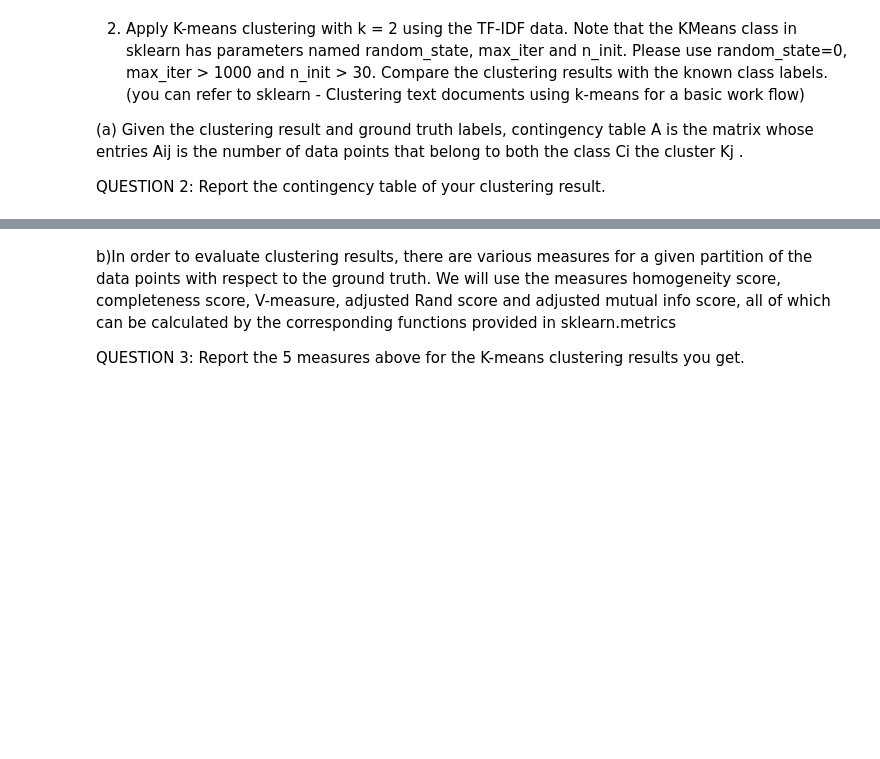
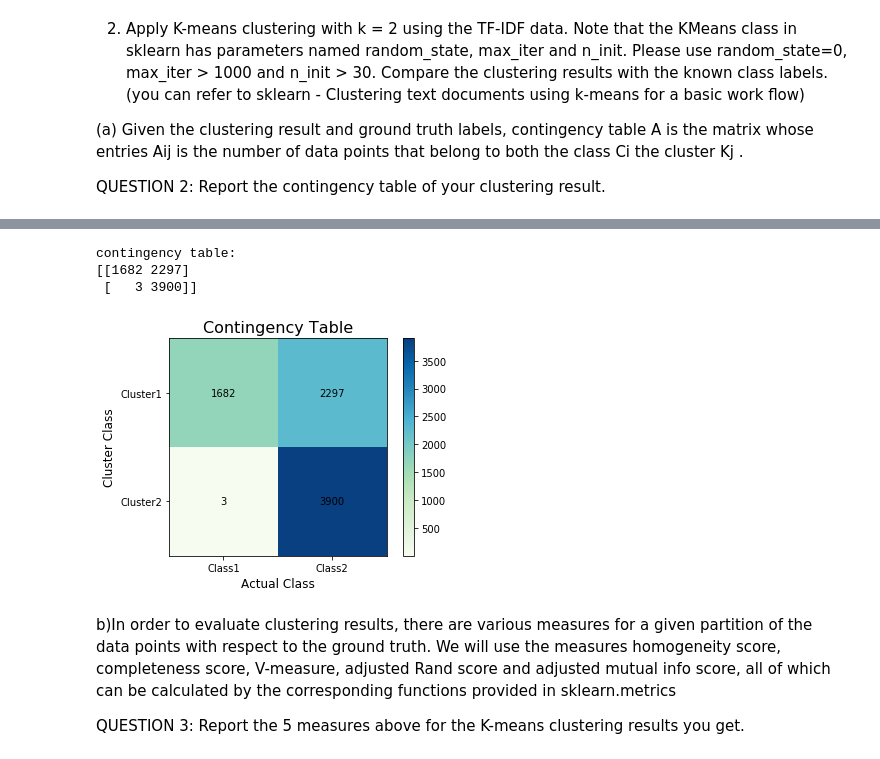
Before and after one commit to kehkashan22/ee219-project2, a Jupyter notebook: Project 2 (kehkashan).ipynb, the cells around one changed output, grey strips where cells are left out. Drawn from its saved outputs; the diff is of its cells as text; code cells hidden in the pictures; blank space fills up the shorter version.

```diff
--- a/Project 2 (kehkashan).ipynb
+++ b/Project 2 (kehkashan).ipynb
@@ -50,7 +49,7 @@ print(X.shape)
 QUESTION 2: Report the contingency table of your clustering result.
 # %%
 import matplotlib.pyplot as plt
-def plot_contingency_table(cm, title):
+def plot_contingency_table(cm, title, actual_class_names, cluster_class_names):
     plt.imshow(cm, interpolation='nearest', cmap='GnBu')
     plt.title(title, fontsize=16)
     plt.colorbar()
@@ -99,3 +88,18 @@ contingency table:
+# %%
+# Print results
+contingency = contingency_matrix(labels, km.labels_)
+
+print('contingency table:')
+plt.figure()
+title = 'Contingency Table'
+plot_contingency_table(contingency, title, ["Class1", "Class2"], ['Cluster1', 'Cluster2'])
+plt.show()
+print()
+# %% [output]
+contingency table:
+[[1682 2297]
+ [   3 3900]]
+[figure, added]
 # %% [markdown]
 b)In order to evaluate clustering results, there are various measures for a given partition of the data points with respect to the ground truth. We will use the measures homogeneity score, completeness score, V-measure, adjusted Rand score and adjusted mutual info score, all of which can be calculated by the corresponding functions provided in
 sklearn.metrics
```
Also changed, not shown: parts of 5 cells of this notebook, 1 other file.
